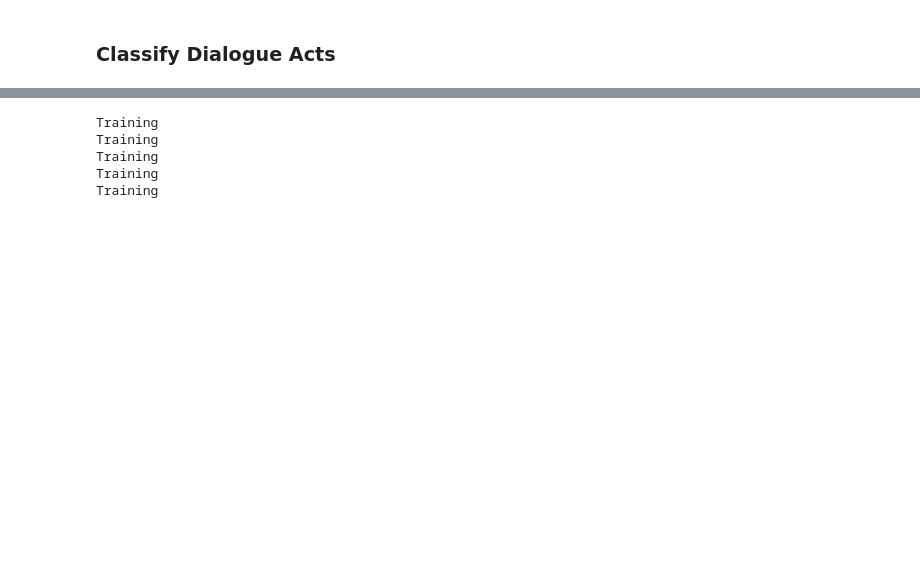
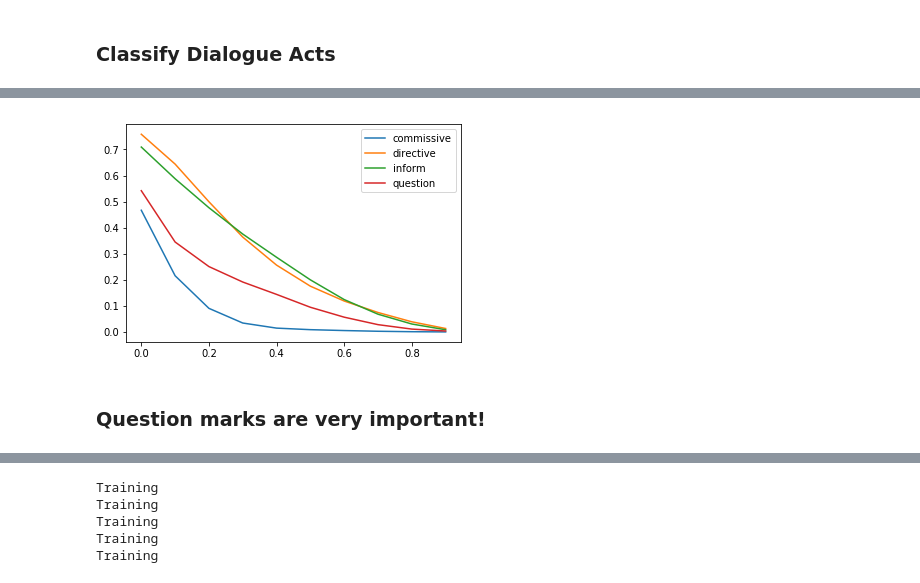
Before and after one commit to Ryanglambert/chatty, a Jupyter notebook: research/daily_dialogue/EDA-Word2Vec.ipynb, the cells around one changed output, grey strips where cells are left out. Cells and saved outputs as stored; diff of their text form; code cells hidden in the pictures; blank space fills up the shorter version.

```diff
--- a/research/daily_dialogue/EDA-Word2Vec.ipynb
+++ b/research/daily_dialogue/EDA-Word2Vec.ipynb
@@ -43,0 +117,26 @@ Is first utterance?
+# %%
+def class_dist(col, df):
+    nums = []
+    for i in np.arange(0, 1, .1):
+        nums.append(df[df[col] > i].shape[0] / df.shape[0])
+    plt.plot(np.arange(0, 1, .1), nums, label=col)
+    plt.legend()
+
+def plot_confusion_contour(df):
+    for cls in results['classes']:
+        class_dist(cls, df)
+
+def make_proba_df(results):
+    y_proba = pd.DataFrame(np.concatenate(results['y_proba']))
+    y_true = pd.concat(results['y_true'])
+    y_proba.index = y_true.index
+    y_proba.columns = results['classes']
+    return y_proba
+
+df = train.join(make_proba_df(results))
+
+df = df[['utter', 'act'] + list(results['classes'])]
+# %%
+plot_confusion_contour(df[df['act'] == 'directive'])
+# %% [output]
+[figure, added]
@@ -43,0 +146,2 @@ Is first utterance?
+# %% [markdown]
+### Question marks are very important!
```
Also changed, not shown: parts of 26 cells of this notebook, 1 other file.
